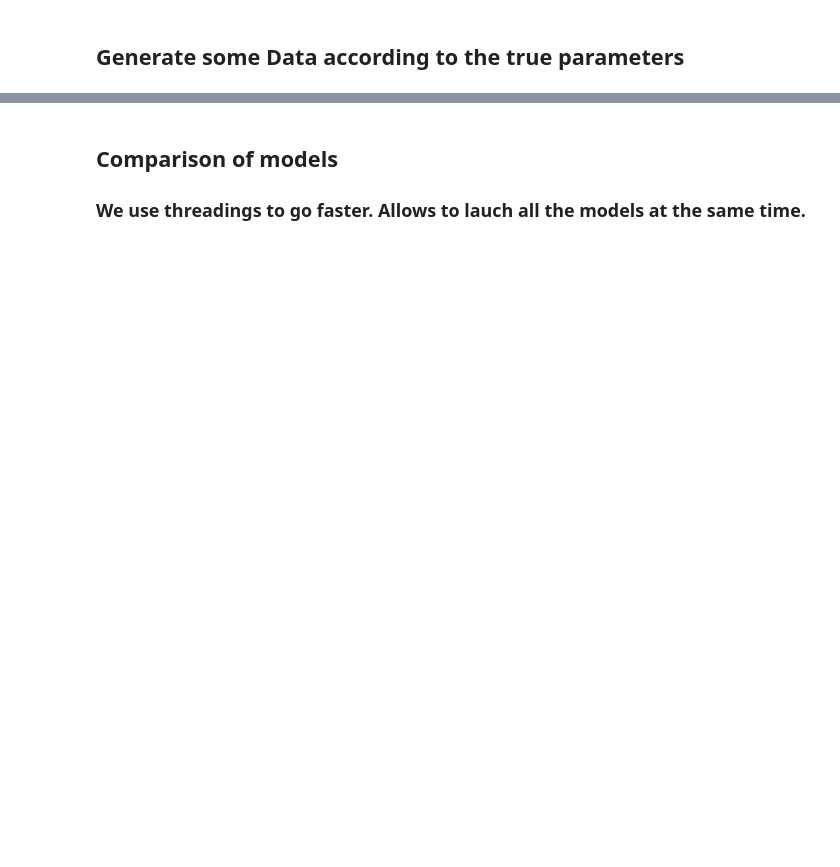
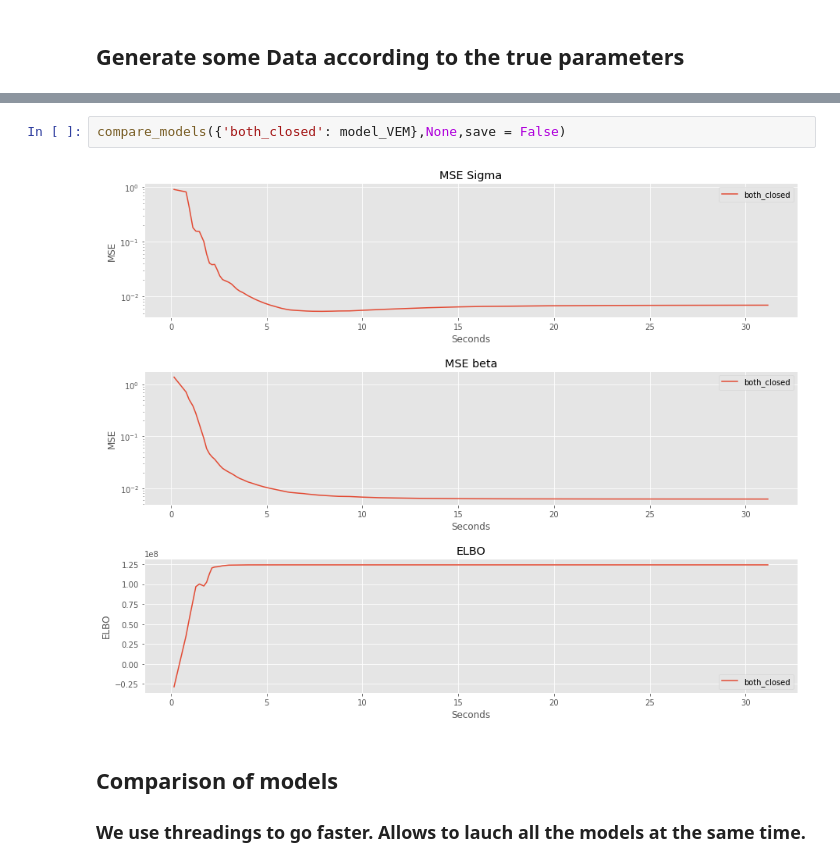
Before and after one commit to PLN-team/pyPLNmodels, a Jupyter notebook: PLN_full_param.ipynb, the cells around one changed output, grey strips where cells are left out. Drawn from its saved outputs; the diff is of its cells as text; blank space fills up the shorter version.

```diff
--- a/PLN_full_param.ipynb
+++ b/PLN_full_param.ipynb
@@ -994,3 +1078,7 @@ S_init = torch.randn((n,p))/8 # some random values to initializ. we divise to av
+# %%
+compare_models({'both_closed': model_VEM},None,save = False)
+# %% [output]
+[figure, added]
 # %% [markdown]
 ## Comparison of models
 
```
Also changed, not shown: parts of 18 cells of this notebook, 5 other files.
